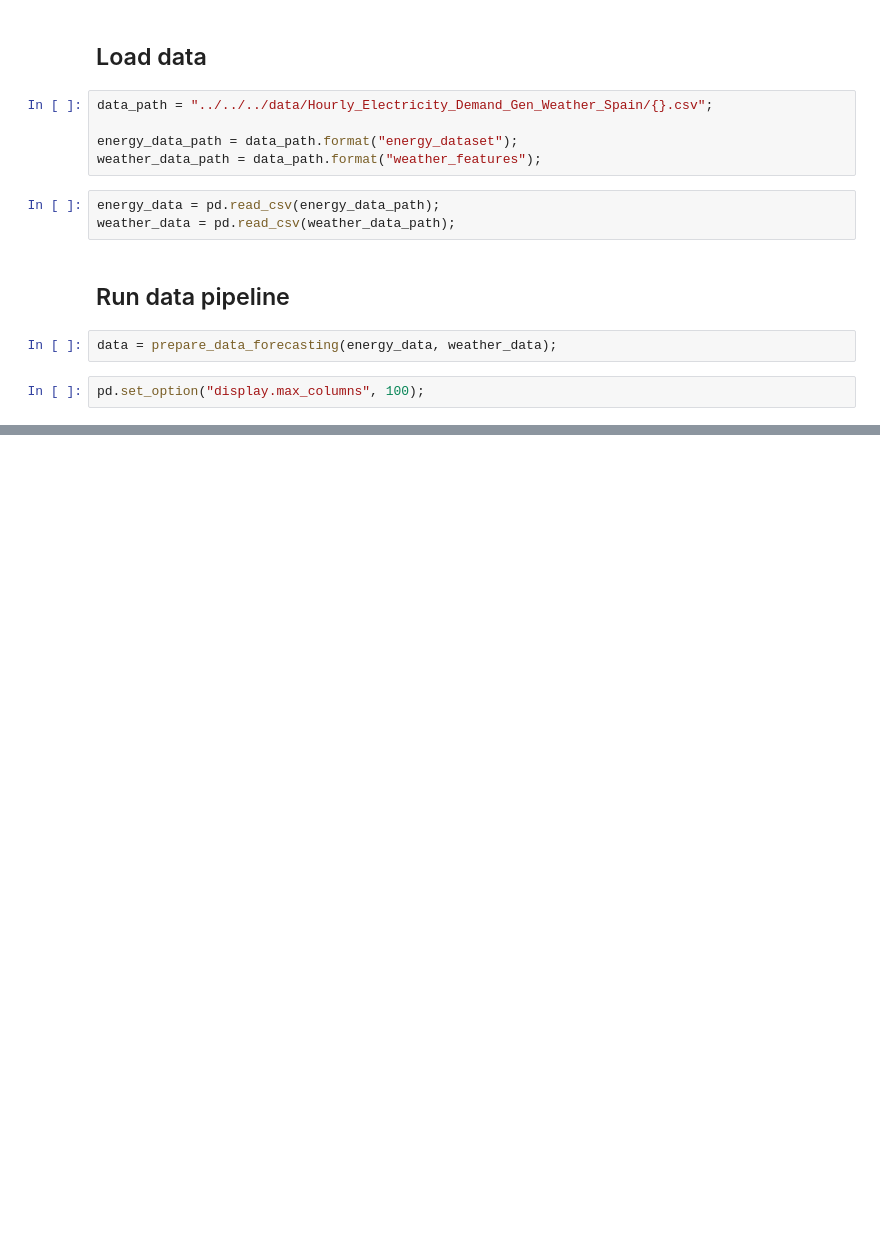
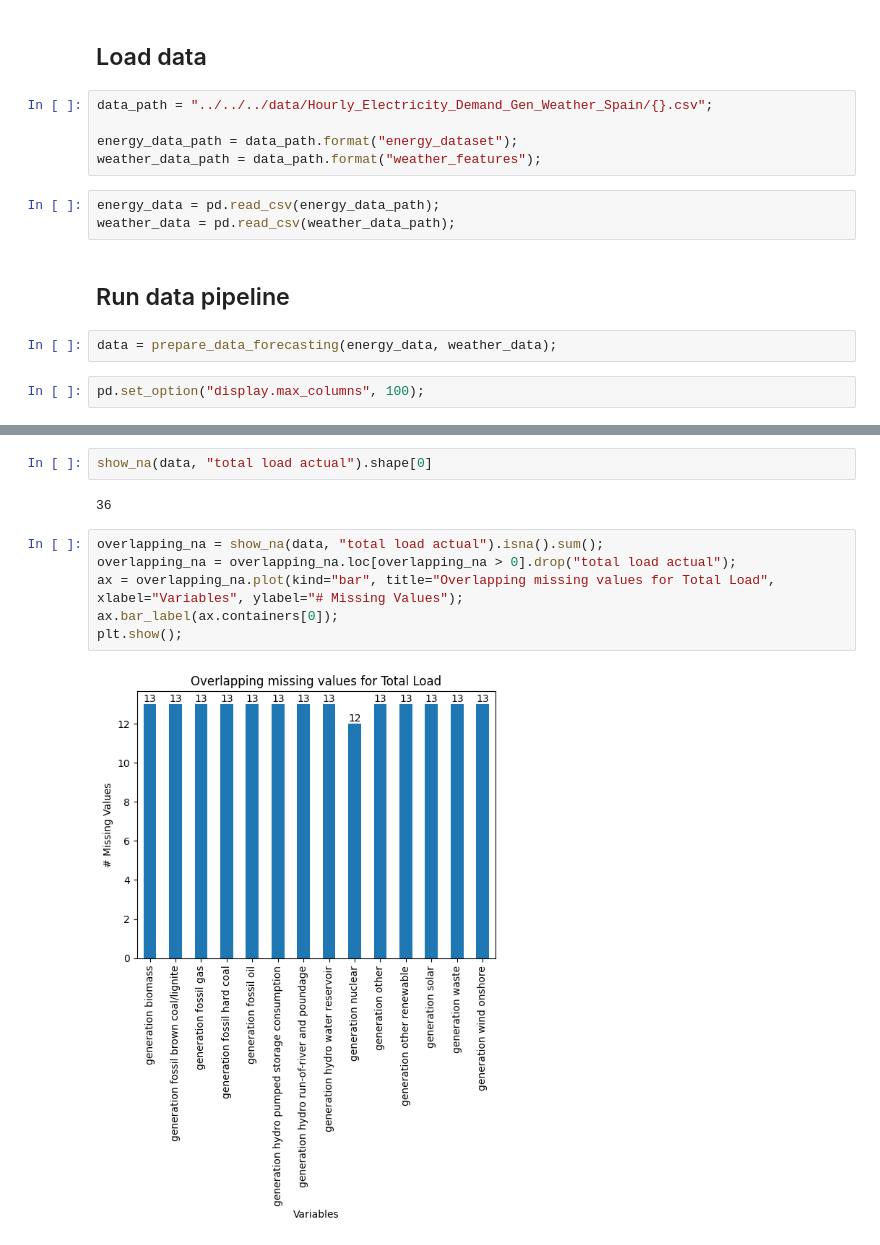
Before and after one commit to MiguelLoureiro98/EnergyForecasting, a Jupyter notebook: src/notebooks/hourly_forecasting/data_visualisation.ipynb, the cells around one changed output, grey strips where cells are left out. Drawn from its saved outputs; the diff is of its cells as text; blank space fills up the shorter version.

Commit message:
Started data visualisation process.

```diff
--- a/src/notebooks/hourly_forecasting/data_visualisation.ipynb
+++ b/src/notebooks/hourly_forecasting/data_visualisation.ipynb
@@ -58,3 +40,15 @@ missing_data_report(data)
 # %% [output]
 [figure]
 [figure]
+# %%
+show_na(data, "total load actual").shape[0]
+# %% [output]
+36
+# %%
+overlapping_na = show_na(data, "total load actual").isna().sum();
+overlapping_na = overlapping_na.loc[overlapping_na > 0].drop("total load actual");
+ax = overlapping_na.plot(kind="bar", title="Overlapping missing values for Total Load", xlabel="Variables", ylabel="# Missing Values");
+ax.bar_label(ax.containers[0]);
+plt.show();
+# %% [output]
+[figure, added]
```
Also changed, not shown: parts of 4 cells of this notebook, 1 other file.
